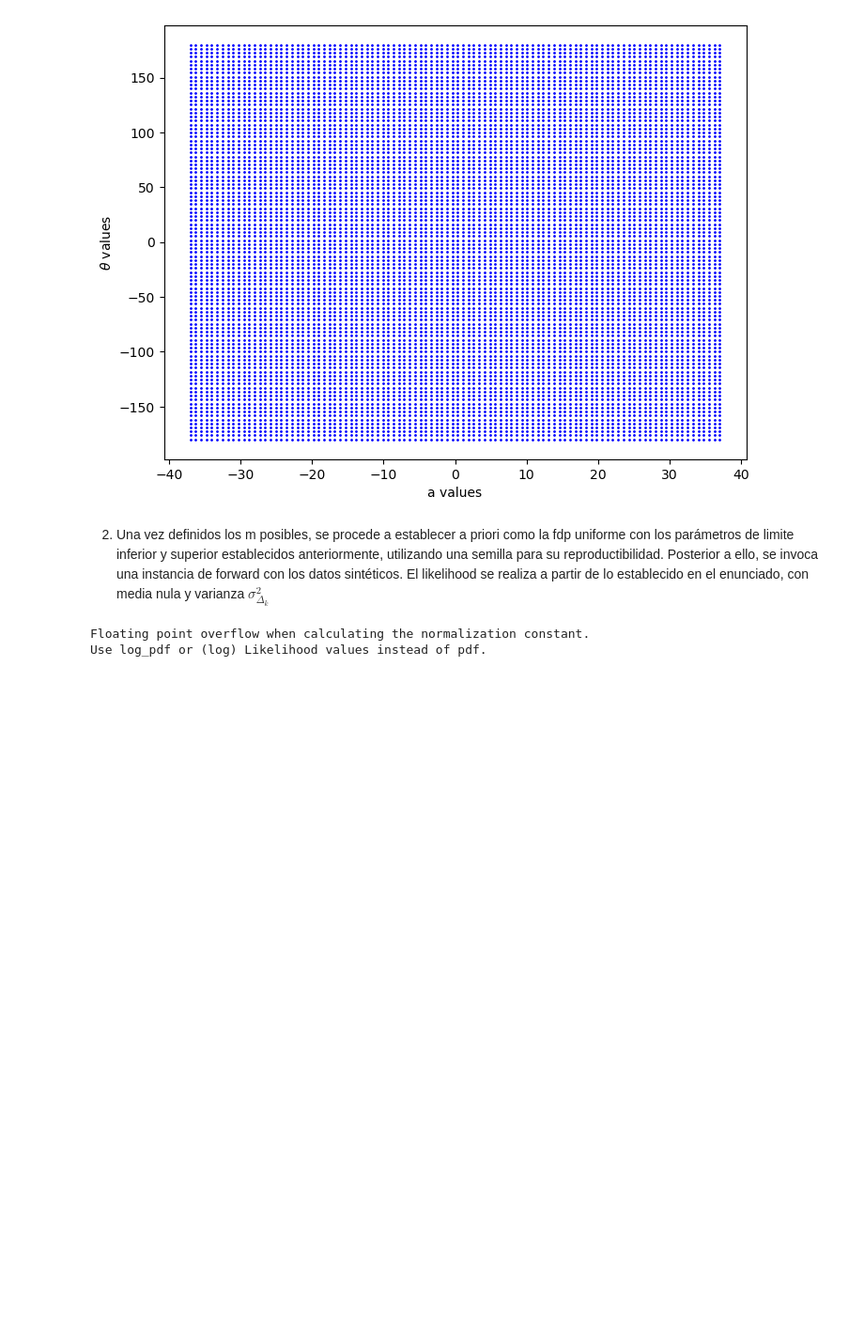
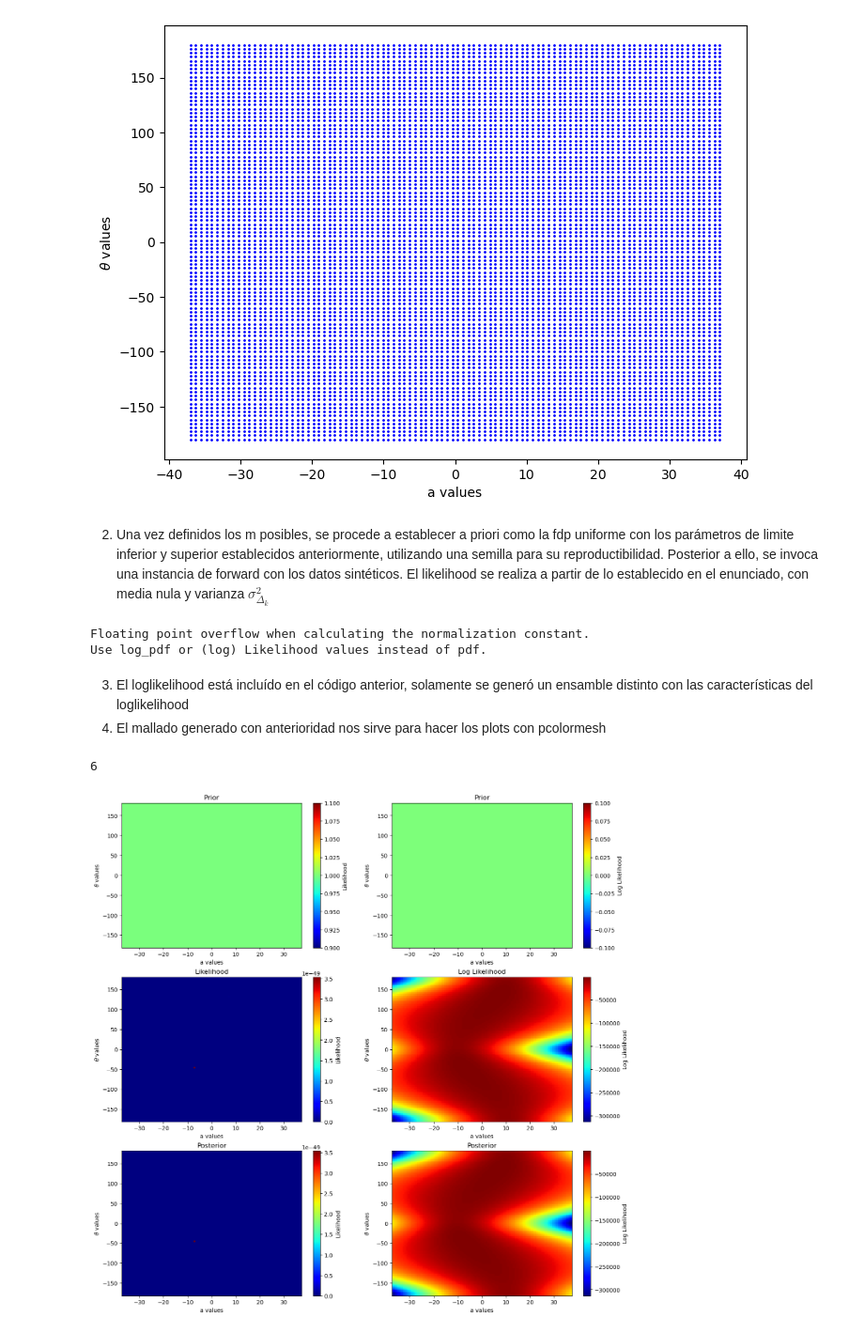
Before and after one commit to alexvillarroel/Metodos-inversos-avanzados, a Jupyter notebook: GF7013/bin/Tarea2/Informe_Tarea2.ipynb, the cells around one changed output. Shown: that part at 94% size. Saved outputs shown, nothing was run; the diff lists cells and outputs as text; code cells hidden in the pictures; blank space fills up the shorter version.

```diff
--- a/GF7013/bin/Tarea2/Informe_Tarea2.ipynb
+++ b/GF7013/bin/Tarea2/Informe_Tarea2.ipynb
@@ -352,3 +352,24 @@ ensamble_log.f = loglikelihood_f_posterior
 # %% [output]
 Floating point overflow when calculating the normalization constant.
 Use log_pdf or (log) Likelihood values instead of pdf.
+# %% [markdown]
+3. El loglikelihood está incluído en el código anterior, solamente se generó un ensamble distinto con las características del loglikelihood
+4. El mallado generado con anterioridad nos sirve para hacer los plots con pcolormesh
+# %%
+# plot with pcolormesh, using a_grid,theta_grid
+fig,axs = plt.subplots(3,2, figsize=(16, 16))
+axs = axs.flatten()
+lists = [ensamble.fprior, ensamble_log.fprior,
+         ensamble.like, ensamble_log.like,
+         ensamble.f, ensamble_log.f]
+cbarlabels = ['Likelihood','Log Likelihood','Likelihood', 'Log Likelihood','Likelihood', 'Log Likelihood']
+print(len(cbarlabels))
+for i, data in enumerate(lists):
+    pcm = axs[i].pcolormesh(a_grid, theta_grid, data.reshape(a_grid.shape), shading='auto', cmap='jet')
+    fig.colorbar(pcm, ax=axs[i], label=cbarlabels[i])
+    axs[i].set_xlabel('a values')
+    axs[i].set_ylabel(r'$\theta$ values')
+    axs[i].set_title(['Prior','Prior','Likelihood','Log Likelihood','Posterior','Posterior'][i])
+# %% [output]
+6
+[figure, added]
```
Also changed, not shown: parts of 3 cells of this notebook, 7 other files.
